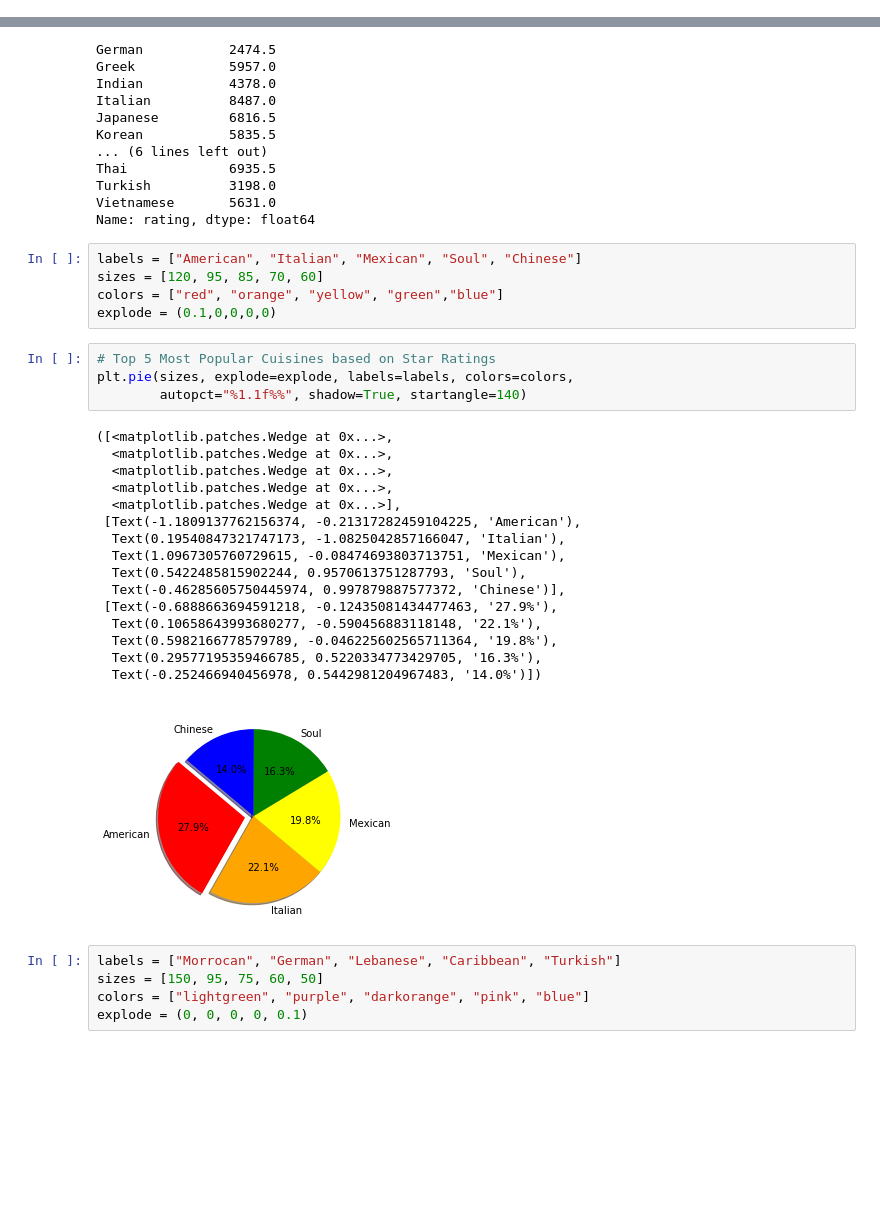
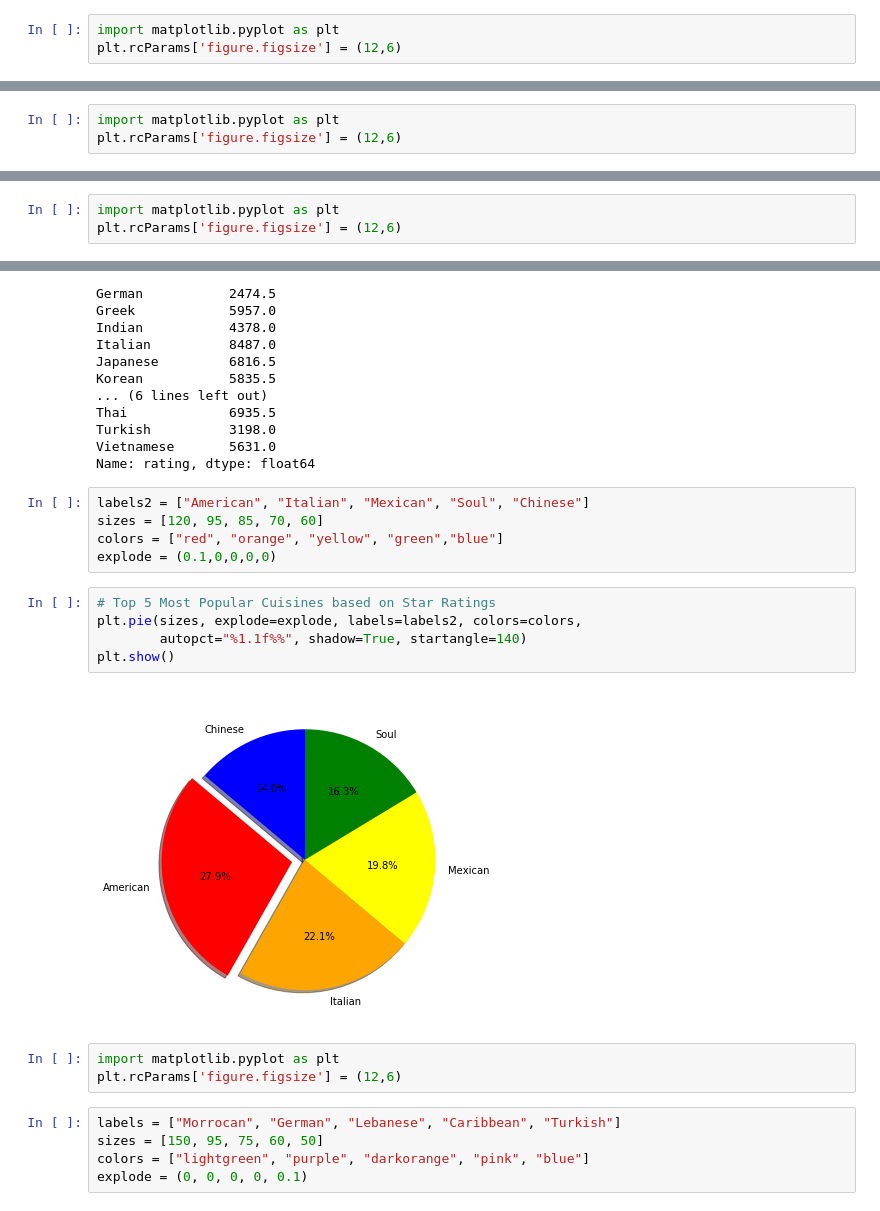
Before and after one commit to Cnw695/Project_1, a Jupyter notebook: yelp_part2_dataprocessing_2_Nicole.ipynb, the cells around one changed output, grey strips where cells are left out. Cells and saved outputs as stored; diff of their text form; blank space fills up the shorter version.

```diff
--- a/yelp_part2_dataprocessing_2_Nicole.ipynb
+++ b/yelp_part2_dataprocessing_2_Nicole.ipynb
@@ -240 +240,4 @@ plt.tight_layout()
+# %%
+import matplotlib.pyplot as plt
+plt.rcParams['figure.figsize'] = (12,6)
 # %%
@@ -285,3 +277,6 @@ plt.tight_layout()
+# %%
+import matplotlib.pyplot as plt
+plt.rcParams['figure.figsize'] = (12,6)
 # %%
 nicole = yelp_gb_cuisinescount['rating'].sum()
 cuisine_chart = nicole.plot(kind='bar', color='pink', alpha=0.5, align="center", title='Ratings based on Cuisine')
@@ -297,3 +292,6 @@ plt.tight_layout()
+# %%
+import matplotlib.pyplot as plt
+plt.rcParams['figure.figsize'] = (12,6)
 # %%
 # Dear Jorge: Next steps are finish my bar/scatter plots (3 more to go) plus formatting the charts/plots. Analyze data to give
 # cont.. conclusion on data (best city, worst city etc)
@@ -322,31 +320,20 @@ Turkish          3198.0
 Vietnamese       5631.0
 Name: rating, dtype: float64
 # %%
-labels = ["American", "Italian", "Mexican", "Soul", "Chinese"]
+labels2 = ["American", "Italian", "Mexican", "Soul", "Chinese"]
 sizes = [120, 95, 85, 70, 60]
 colors = ["red", "orange", "yellow", "green","blue"]
 explode = (0.1,0,0,0,0)
 # %%
 # Top 5 Most Popular Cuisines based on Star Ratings
-plt.pie(sizes, explode=explode, labels=labels, colors=colors,
+plt.pie(sizes, explode=explode, labels=labels2, colors=colors,
         autopct="%1.1f%%", shadow=True, startangle=140)
+plt.show()
 # %% [output]
-([<matplotlib.patches.Wedge at 0x...>,
-  <matplotlib.patches.Wedge at 0x...>,
-  <matplotlib.patches.Wedge at 0x...>,
-  <matplotlib.patches.Wedge at 0x...>,
-  <matplotlib.patches.Wedge at 0x...>],
- [Text(-1.1809137762156374, -0.21317282459104225, 'American'),
-  Text(0.19540847321747173, -1.0825042857166047, 'Italian'),
-  Text(1.0967305760729615, -0.08474693803713751, 'Mexican'),
-  Text(0.5422485815902244, 0.9570613751287793, 'Soul'),
-  Text(-0.46285605750445974, 0.997879887577372, 'Chinese')],
- [Text(-0.6888663694591218, -0.12435081434477463, '27.9%'),
-  Text(0.10658643993680277, -0.590456883118148, '22.1%'),
-  Text(0.5982166778579789, -0.046225602565711364, '19.8%'),
-  Text(0.29577195359466785, 0.5220334773429705, '16.3%'),
-  Text(-0.252466940456978, 0.5442981204967483, '14.0%')])
-[figure, old version]
+[figure, new version]
+# %%
+import matplotlib.pyplot as plt
+plt.rcParams['figure.figsize'] = (12,6)
 # %%
 labels = ["Morrocan", "German", "Lebanese", "Caribbean", "Turkish"]
 sizes = [150, 95, 75, 60, 50]
```
Also changed, not shown: parts of 10 cells of this notebook.
